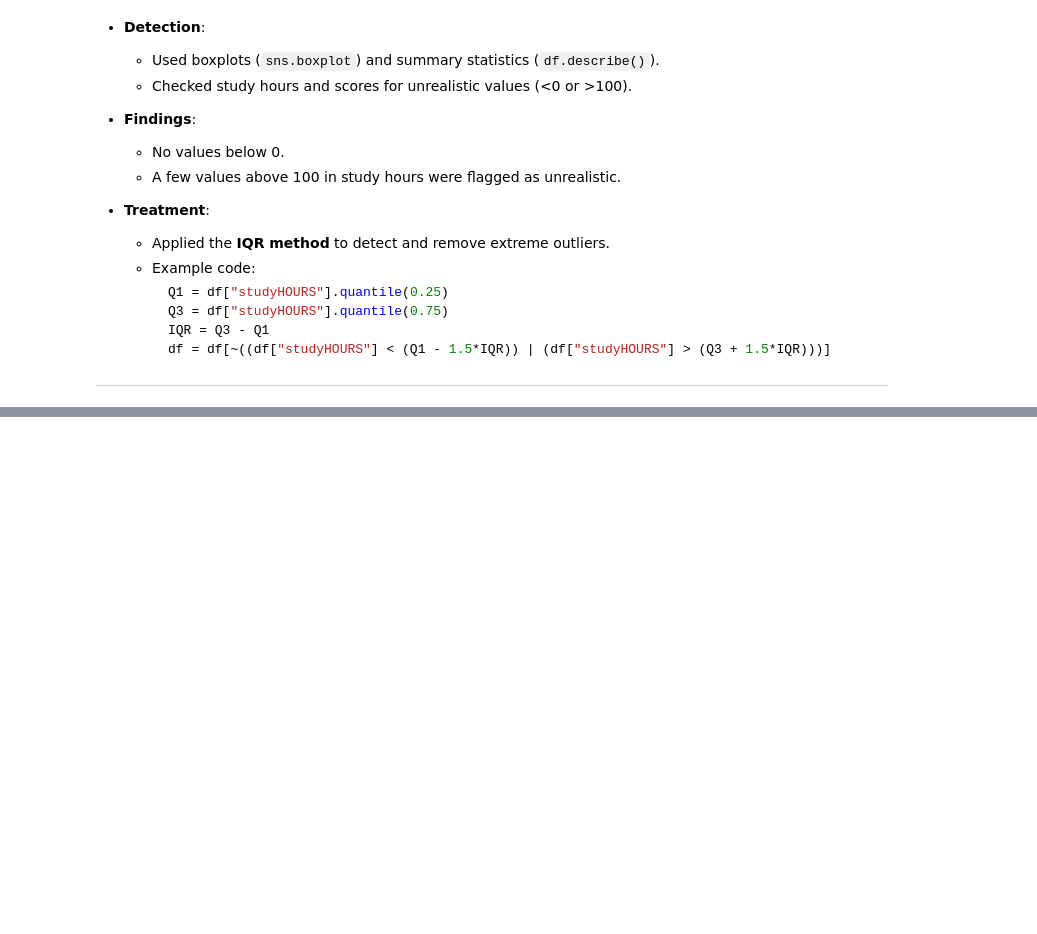
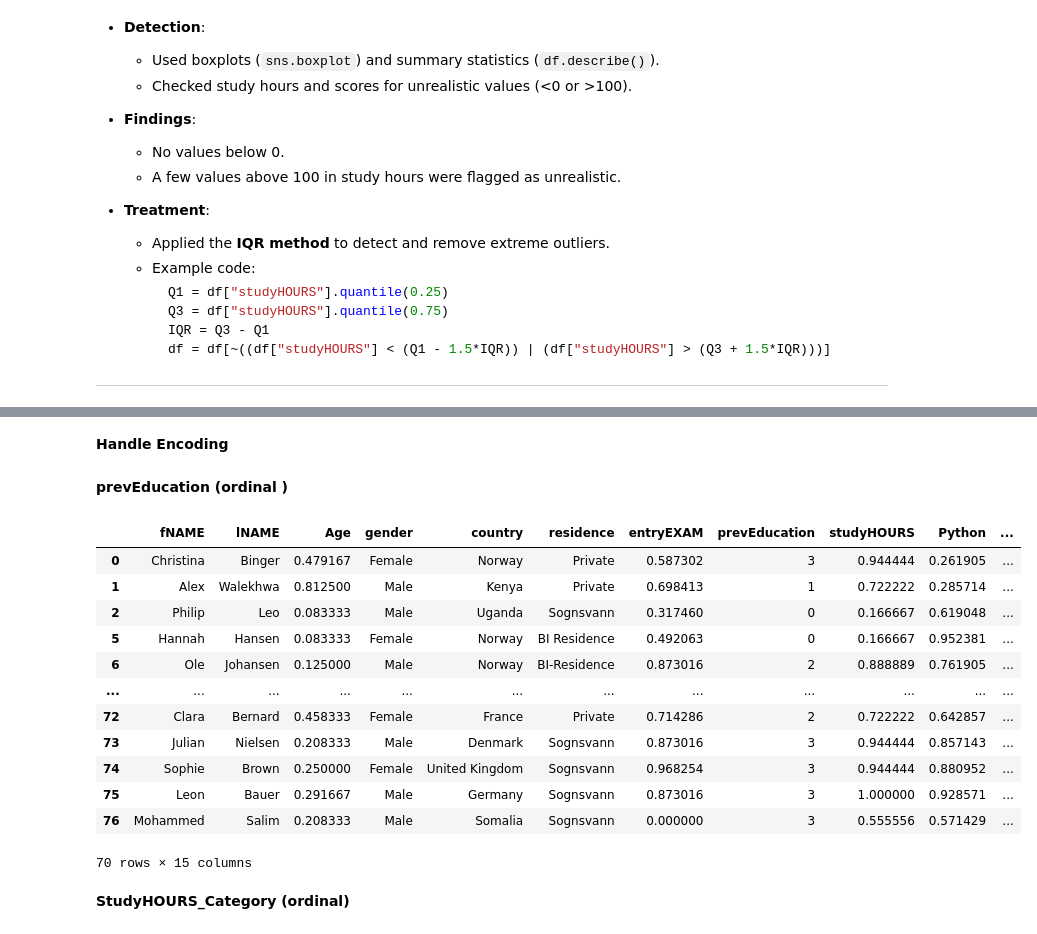
Before and after one commit to ahmedmmabdallah1989/StudentDataSet, a Jupyter notebook: Student_data.ipynb, the cells around one changed output, grey strips where cells are left out. Saved outputs shown, nothing was run; the diff lists cells and outputs as text; code cells hidden in the pictures; blank space fills up the shorter version.

```diff
--- a/Student_data.ipynb
+++ b/Student_data.ipynb
@@ -315,0 +403,3 @@ df.to_csv('cleaned_students.csv', index=False)
+# %%
+numeric_cols = df.select_dtypes(include=["int64", "float64"]).columns
+df[numeric_cols]
@@ -315,0 +422,4 @@ df.to_csv('cleaned_students.csv', index=False)
+# %%
+from sklearn.preprocessing import StandardScaler
+scaler = StandardScaler()
+df[numeric_cols] = scaler.fit_transform(df[numeric_cols])
@@ -315,0 +444,4 @@ df.to_csv('cleaned_students.csv', index=False)
+# %%
+from sklearn.preprocessing import MinMaxScaler
+scaler = MinMaxScaler()
+df[numeric_cols] = scaler.fit_transform(df[numeric_cols])
@@ -315,0 +505,33 @@ df.to_csv('cleaned_students.csv', index=False)
+# %% [markdown]
+**Handle Encoding**
+# %% [markdown]
+
+**prevEducation (ordinal )**
+# %%
+edu_map = {
+    "High School": 0,
+    "Diploma": 1,
+    "Bachelors": 2,
+    "Masters": 3,
+    "Doctorate": 4
+}
+
+df["prevEducation"] = df["prevEducation"].map(edu_map)
+# %%
+df
+# %% [output]
+|  | fNAME | lNAME | Age | gender | country | residence | entryEXAM | prevEducation | studyHOURS | Python | ... |
+| 0 | Christina | Binger | 0.479167 | Female | Norway | Private | 0.587302 | 3 | 0.944444 | 0.261905 | ... |
+| 1 | Alex | Walekhwa | 0.812500 | Male | Kenya | Private | 0.698413 | 1 | 0.722222 | 0.285714 | ... |
+| 2 | Philip | Leo | 0.083333 | Male | Uganda | Sognsvann | 0.317460 | 0 | 0.166667 | 0.619048 | ... |
+| 5 | Hannah | Hansen | 0.083333 | Female | Norway | BI Residence | 0.492063 | 0 | 0.166667 | 0.952381 | ... |
+| 6 | Ole | Johansen | 0.125000 | Male | Norway | BI-Residence | 0.873016 | 2 | 0.888889 | 0.761905 | ... |
+| ... | ... | ... | ... | ... | ... | ... | ... | ... | ... | ... | ... |
+| 72 | Clara | Bernard | 0.458333 | Female | France | Private | 0.714286 | 2 | 0.722222 | 0.642857 | ... |
+| 73 | Julian | Nielsen | 0.208333 | Male | Denmark | Sognsvann | 0.873016 | 3 | 0.944444 | 0.857143 | ... |
+| 74 | Sophie | Brown | 0.250000 | Female | United Kingdom | Sognsvann | 0.968254 | 3 | 0.944444 | 0.880952 | ... |
+| 75 | Leon | Bauer | 0.291667 | Male | Germany | Sognsvann | 0.873016 | 3 | 1.000000 | 0.928571 | ... |
+| 76 | Mohammed | Salim | 0.208333 | Male | Somalia | Sognsvann | 0.000000 | 3 | 0.555556 | 0.571429 | ... |
+70 rows × 15 columns
+# %% [markdown]
+**StudyHOURS_Category (ordinal)**
```
Also changed, not shown: parts of 26 cells of this notebook.
